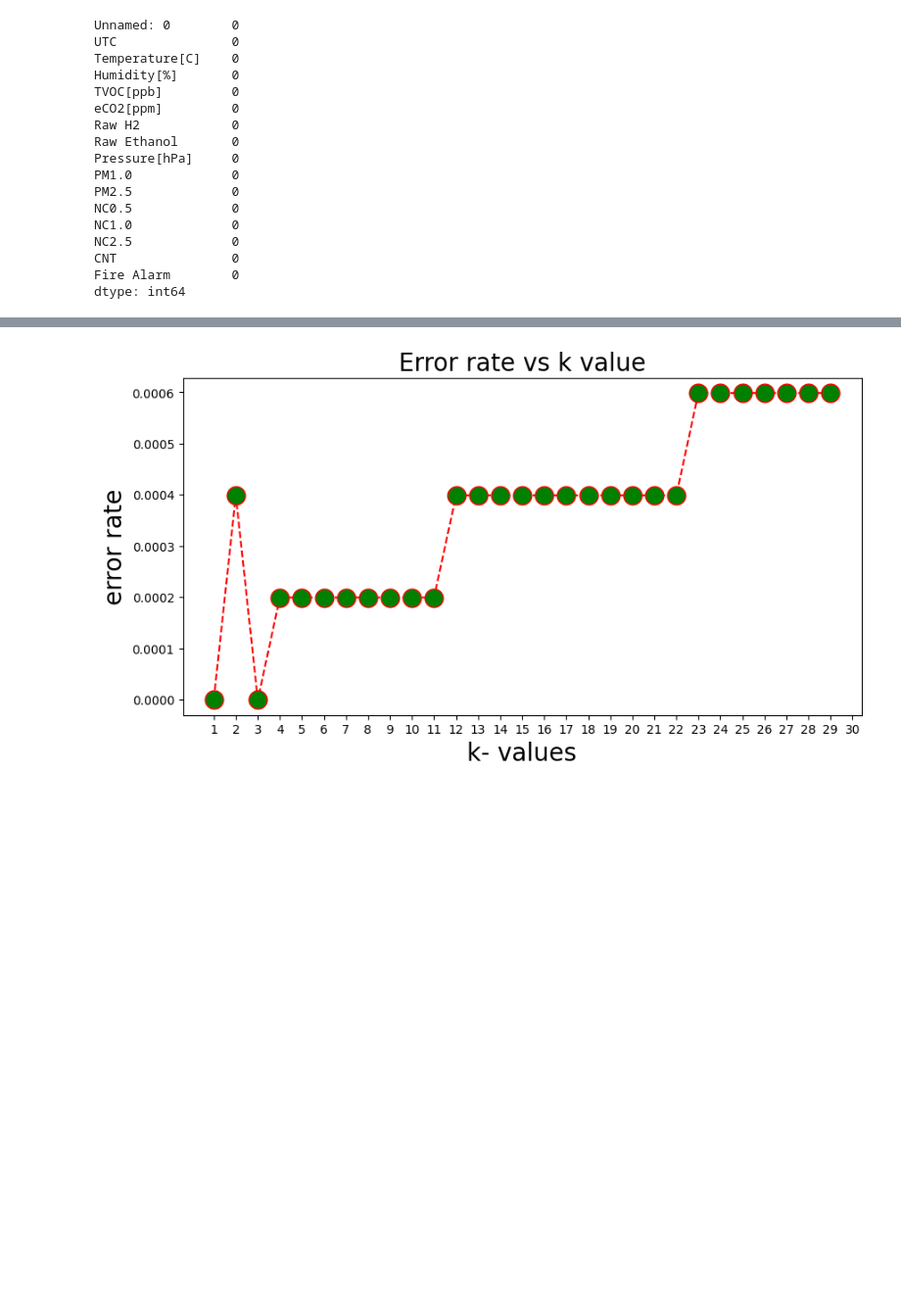
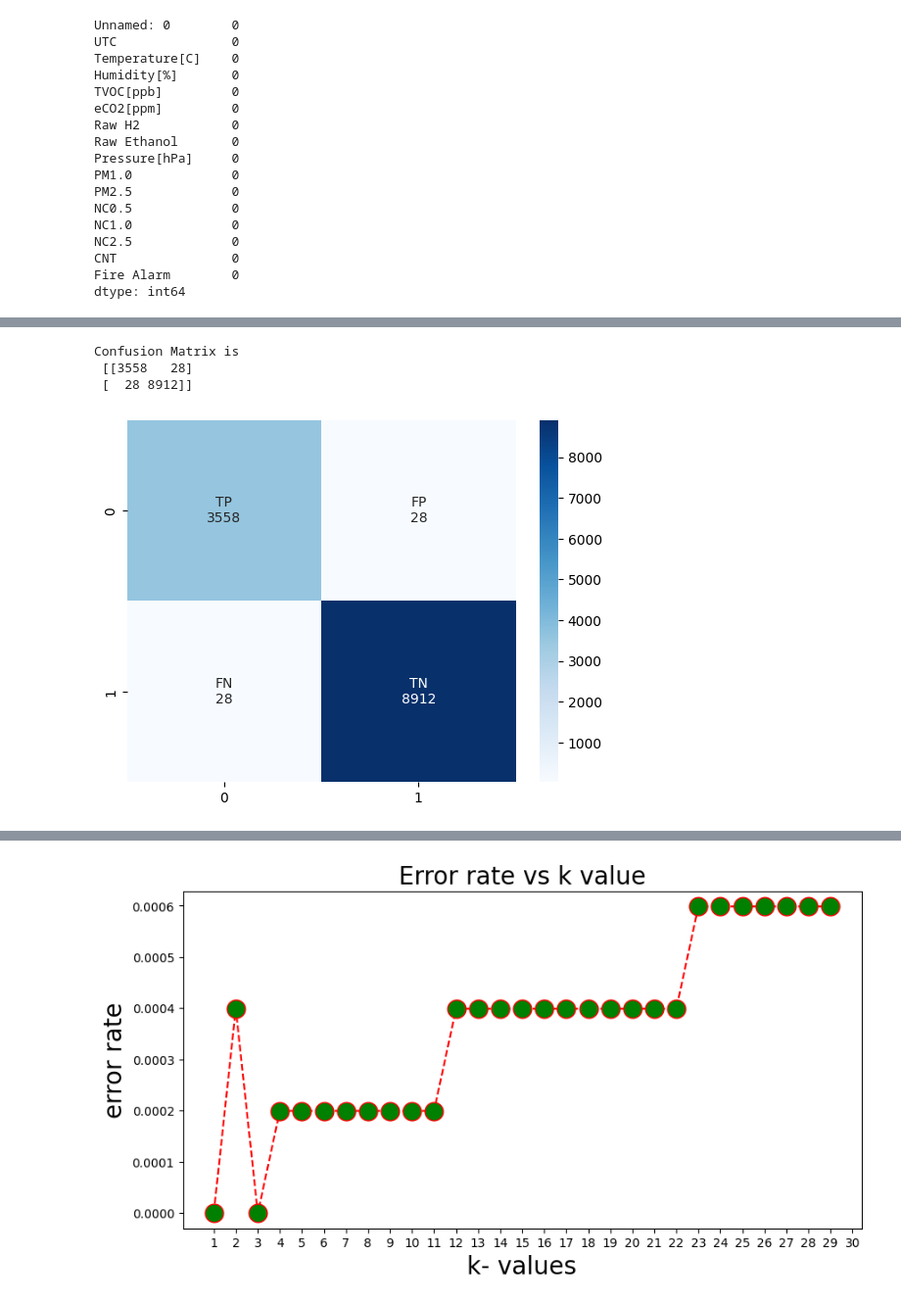
Before and after one commit to Mitchelle-Creado-15-06-1997/Smoke-Detection, a Jupyter notebook: v2/knn_final.ipynb, the cells around one changed output, grey strips where cells are left out. Shown at 98% size. Cells and saved outputs as stored; diff of their text form; code cells hidden in the pictures; blank space fills up the shorter version.

```diff
--- a/v2/knn_final.ipynb
+++ b/v2/knn_final.ipynb
@@ -75,3 +167,6 @@ def knn(x_train, y_train , x_input, k):
         prediction.append(y_prediction)
 
     return prediction
+# %%
+ypred = knn(Xtrain, ytrain, Xtest,13)
+confusion_matrix= confusion_matrix(ytest,ypred)
@@ -77,0 +176,3 @@ def knn(x_train, y_train , x_input, k):
+# %%
+accuracy_score(ytest, ypred)
+confusion_matrix= confusion_matrix(ytest,ypred)
@@ -77,0 +191,17 @@ def knn(x_train, y_train , x_input, k):
+# %%
+import matplotlib.pyplot as plt
+import seaborn as sb
+
+group_names = ['TP','FP','FN','TN']
+group_counts = ["{0:0.0f}".format(value) for value in confusion_matrix.flatten()]
+
+labels = [f"{v1}\n{v2}" for v1, v2 in zip(group_names,group_counts)]
+labels = np.asarray(labels).reshape(2,2)
+sb.heatmap(confusion_matrix, annot=labels, fmt='', cmap='Blues')
+
+print('Confusion Matrix is\n', confusion_matrix)
+# %% [output]
+Confusion Matrix is
+ [[3558   28]
+ [  28 8912]]
+[figure, added]
```
Also changed, not shown: parts of 41 cells of this notebook.
